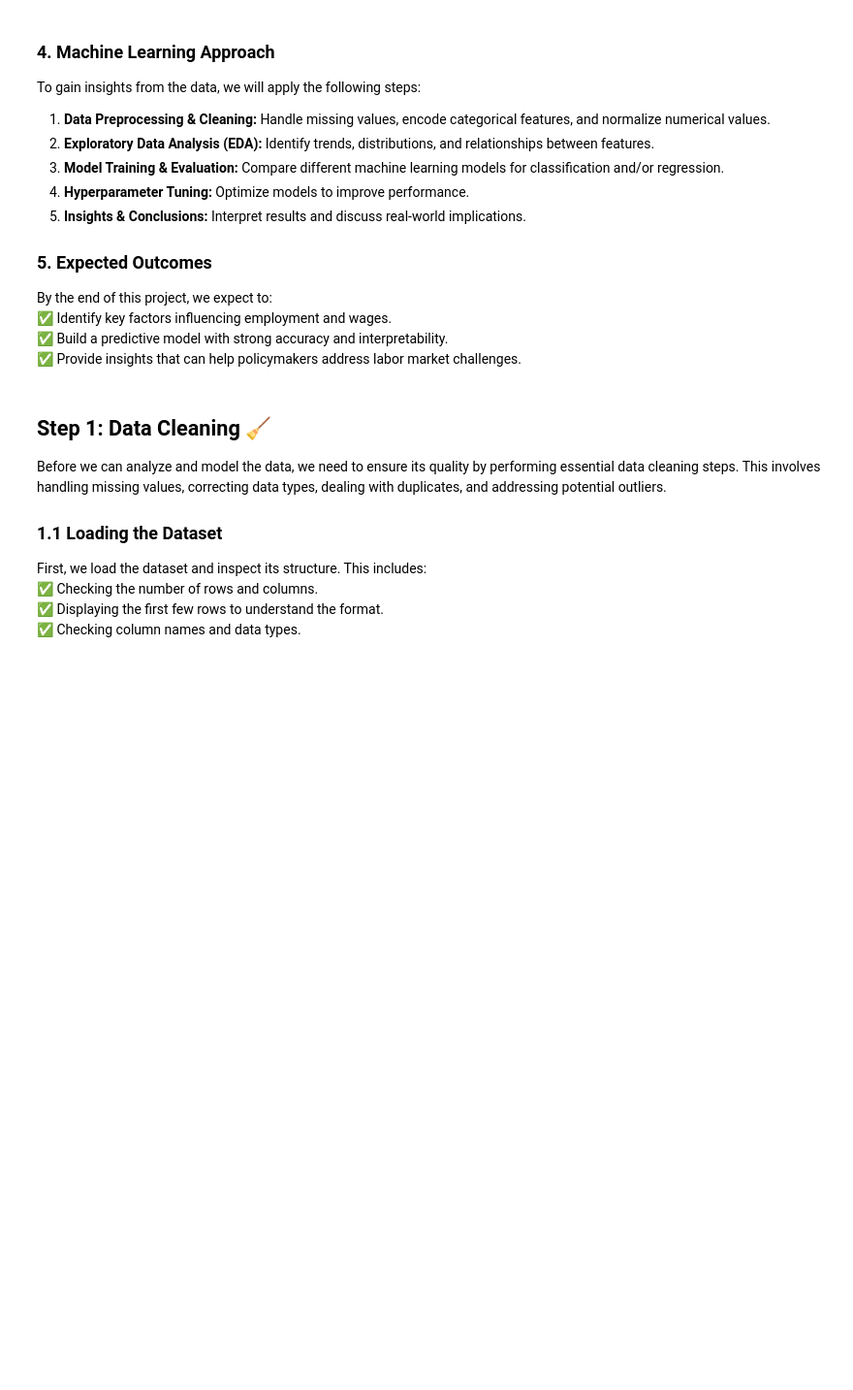
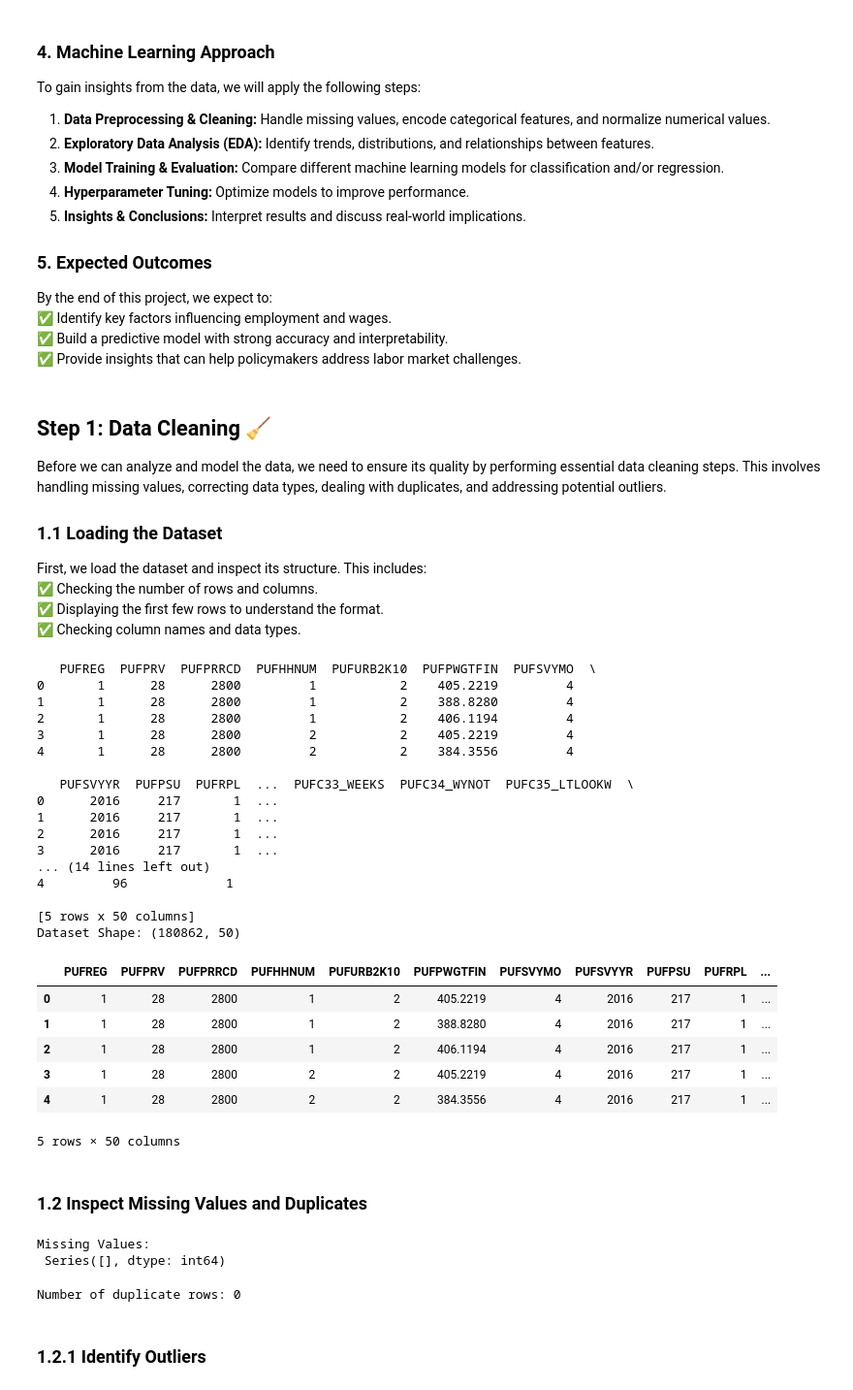
Before and after one commit to prynetopg777/MP-FOR-STINTSY, a Jupyter notebook: MPSTINTSY.ipynb, the cells around one changed output. Shown: that part at 97% size. Drawn from its saved outputs; the diff is of its cells as text; code cells hidden in the pictures; blank space fills up the shorter version.

```diff
--- a/MPSTINTSY.ipynb
+++ b/MPSTINTSY.ipynb
@@ -46,10 +46,56 @@ First, we load the dataset and inspect its structure. This includes:
 # %%
 import pandas as pd
 
 # Load the dataset
-file_path = "path/to/LFS_PUF_April_2016.csv"  # Update with the actual file path
-df = pd.read_csv(file_path)
+file_path = "/Users/m1/Downloads/MP FOR STINTSY/LFS PUF April 2016.CSV"  # Update with the correct path
+df = pd.read_csv(file_path, low_memory=False)
 
-# Display basic dataset information
-df.info()
+# Display the first few rows
+print(df.head())
+
+# Display dataset shape (rows, columns)
+print("Dataset Shape:", df.shape)
+
 df.head()
+# %% [output]
+   PUFREG  PUFPRV  PUFPRRCD  PUFHHNUM  PUFURB2K10  PUFPWGTFIN  PUFSVYMO  \
+0       1      28      2800         1           2    405.2219         4
+1       1      28      2800         1           2    388.8280         4
+2       1      28      2800         1           2    406.1194         4
+3       1      28      2800         2           2    405.2219         4
+4       1      28      2800         2           2    384.3556         4
+
+   PUFSVYYR  PUFPSU  PUFRPL  ...  PUFC33_WEEKS  PUFC34_WYNOT  PUFC35_LTLOOKW  \
+0      2016     217       1  ...
+1      2016     217       1  ...
+2      2016     217       1  ...
+3      2016     217       1  ...
+... (14 lines left out)
+4         96             1
+
+[5 rows x 50 columns]
+Dataset Shape: (180862, 50)
+|  | PUFREG | PUFPRV | PUFPRRCD | PUFHHNUM | PUFURB2K10 | PUFPWGTFIN | PUFSVYMO | PUFSVYYR | PUFPSU | PUFRPL | ... |
+| 0 | 1 | 28 | 2800 | 1 | 2 | 405.2219 | 4 | 2016 | 217 | 1 | ... |
+| 1 | 1 | 28 | 2800 | 1 | 2 | 388.8280 | 4 | 2016 | 217 | 1 | ... |
+| 2 | 1 | 28 | 2800 | 1 | 2 | 406.1194 | 4 | 2016 | 217 | 1 | ... |
+| 3 | 1 | 28 | 2800 | 2 | 2 | 405.2219 | 4 | 2016 | 217 | 1 | ... |
+| 4 | 1 | 28 | 2800 | 2 | 2 | 384.3556 | 4 | 2016 | 217 | 1 | ... |
+5 rows × 50 columns
+# %% [markdown]
+### **1.2 Inspect Missing Values and Duplicates**
+# %%
+# Count missing values in each column
+missing_values = df.isnull().sum()
+print("Missing Values:\n", missing_values[missing_values > 0])
+# %% [output]
+Missing Values:
+ Series([], dtype: int64)
+# %%
+# Count duplicate rows
+num_duplicates = df.duplicated().sum()
+print("Number of duplicate rows:", num_duplicates)
+# %% [output]
+Number of duplicate rows: 0
+# %% [markdown]
+### **1.2.1 Identify Outliers**
```
Also changed, not shown: parts of 28 cells of this notebook, 2 other files.
